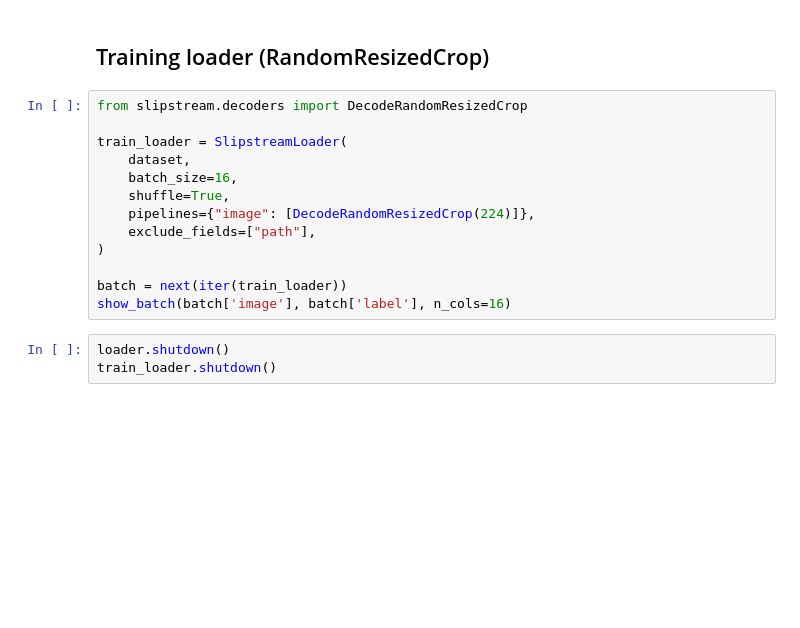
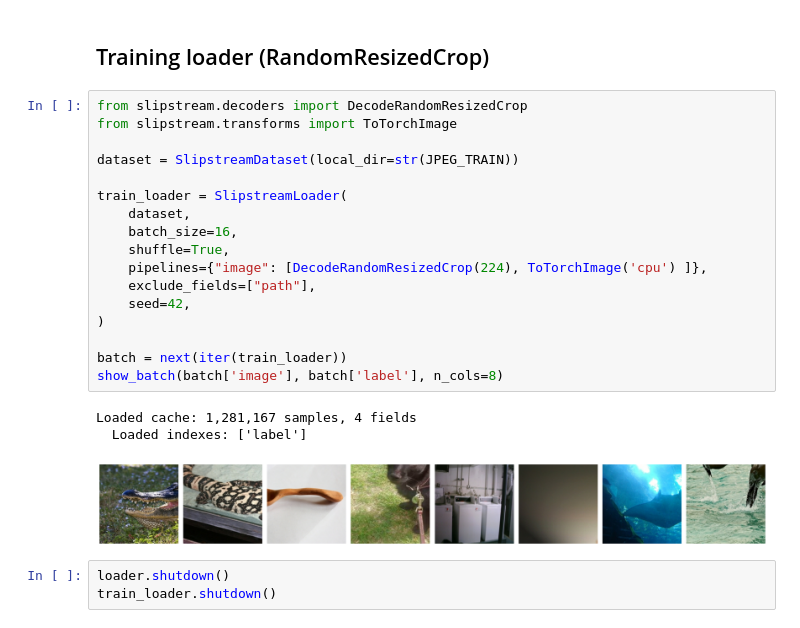
Before and after one commit to harvard-visionlab/slipstream, a Jupyter notebook: dataprep/notebooks/02_imagenet_visualize.ipynb, the cells around one changed output. Drawn from its saved outputs; the diff is of its cells as text; blank space fills up the shorter version.

```diff
--- a/dataprep/notebooks/02_imagenet_visualize.ipynb
+++ b/dataprep/notebooks/02_imagenet_visualize.ipynb
@@ -59,17 +79,25 @@ show_batch(batch['image'], batch['label'], n_cols=16)
 ## Training loader (RandomResizedCrop)
 # %%
 from slipstream.decoders import DecodeRandomResizedCrop
+from slipstream.transforms import ToTorchImage
+
+dataset = SlipstreamDataset(local_dir=str(JPEG_TRAIN))
 
 train_loader = SlipstreamLoader(
     dataset,
     batch_size=16,
     shuffle=True,
-    pipelines={"image": [DecodeRandomResizedCrop(224)]},
+    pipelines={"image": [DecodeRandomResizedCrop(224), ToTorchImage('cpu') ]},
     exclude_fields=["path"],
+    seed=42,
 )
 
 batch = next(iter(train_loader))
-show_batch(batch['image'], batch['label'], n_cols=16)
+show_batch(batch['image'], batch['label'], n_cols=8)
+# %% [output]
+Loaded cache: 1,281,167 samples, 4 fields
+  Loaded indexes: ['label']
+[figure, added]
 # %%
 loader.shutdown()
 train_loader.shutdown()
```
Also changed, not shown: parts of 6 cells of this notebook, 2 other files.
